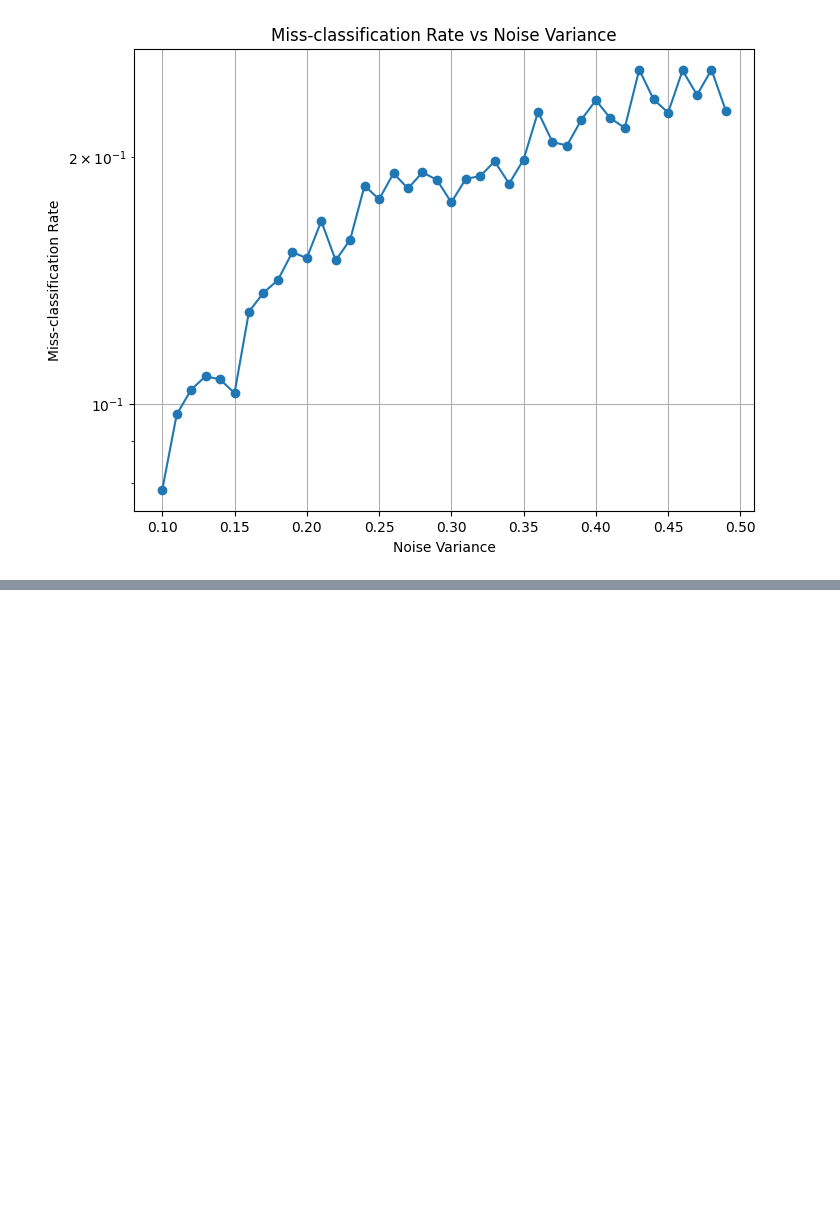
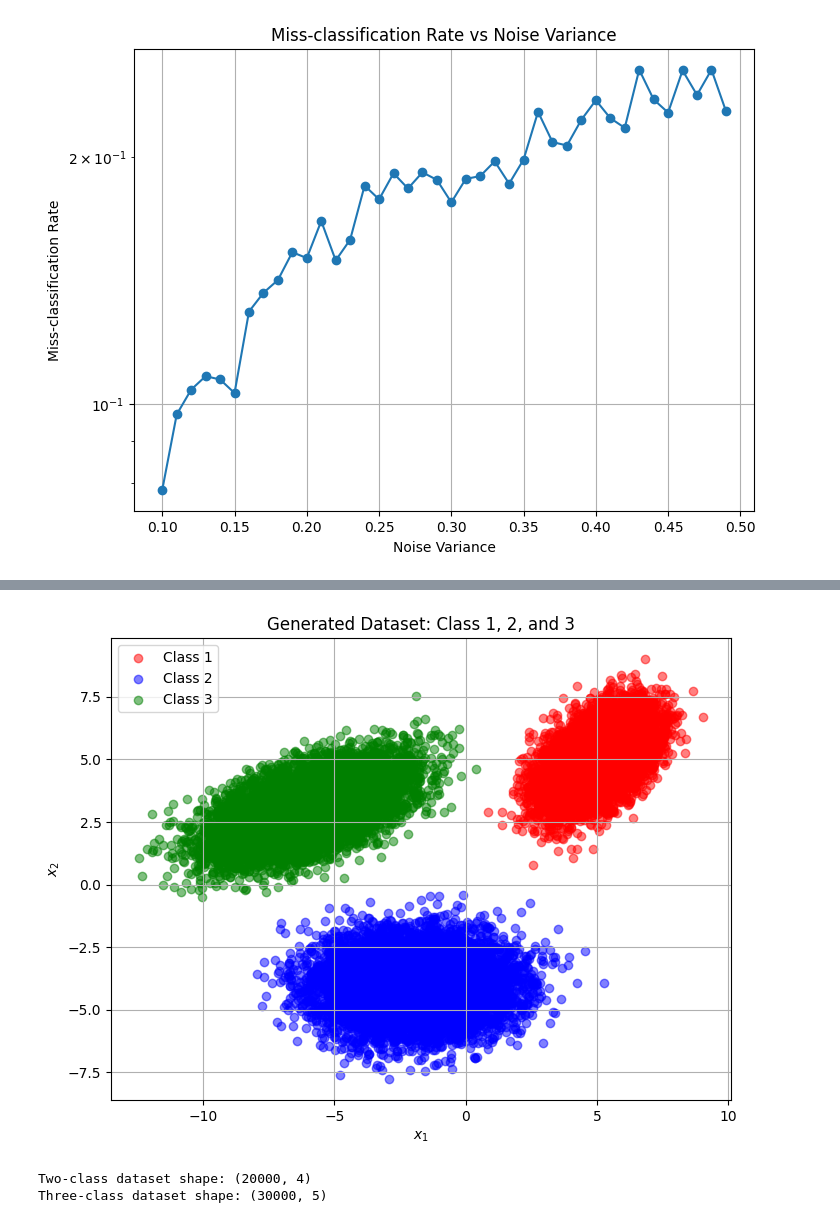
Before and after one commit to AshutoshDhaka23/ML_for_communication, a Jupyter notebook: python solutions/assignment_2.ipynb, the cells around one changed output, grey strips where cells are left out. Drawn from its saved outputs; the diff is of its cells as text; code cells hidden in the pictures; blank space fills up the shorter version.

```diff
--- a/python solutions/assignment_2.ipynb
+++ b/python solutions/assignment_2.ipynb
@@ -439,0 +578,59 @@ Logistic Regression Accuracy for Noisy Channel: 91.45%
+# %%
+import numpy as np
+import matplotlib.pyplot as plt
+
+# Number of samples per class
+L = 10000
+
+# Class 1 parameters
+mu_1, Sigma_1 = [5, 5], [[1, 0.5], [0.5, 1]]
+X_1 = np.random.multivariate_normal(mu_1, Sigma_1, L)
+
+# Class 2 parameters
+mu_2, Sigma_2 = [-2, -4], [[3, 0], [0, 1]]
+X_2 = np.random.multivariate_normal(mu_2, Sigma_2, L)
+
+# Class 3 parameters
+mu_3, Sigma_3 = [-6, 3], [[3, 1], [1, 1]]
+X_3 = np.random.multivariate_normal(mu_3, Sigma_3, L)
+
+# Visualization
+plt.figure(figsize=(8, 6))
+plt.scatter(X_1[:, 0], X_1[:, 1], color='red', label='Class 1', alpha=0.5)
+plt.scatter(X_2[:, 0], X_2[:, 1], color='blue', label='Class 2', alpha=0.5)
+plt.scatter(X_3[:, 0], X_3[:, 1], color='green', label='Class 3', alpha=0.5)
+plt.xlabel('$x_1$')
+plt.ylabel('$x_2$')
+plt.title('Generated Dataset: Class 1, 2, and 3')
+plt.legend()
+plt.grid()
+plt.show()
+
+# Generate labels for two-class classification
+C_1 = np.tile([0, 1], (L, 1))  # Class 1: [0, 1]
+C_2 = np.tile([1, 0], (L, 1))  # Class 2: [1, 0]
+
+# Combine samples and labels for two-class dataset
+data_two_classes = np.vstack([np.hstack([X_1, C_1]), np.hstack([X_2, C_2])])
+np.random.shuffle(data_two_classes)  # Shuffle the dataset
+
+# Generate labels for three-class classification
+C_1_3 = np.tile([1, 0, 0], (L, 1))  # Class 1: [1, 0, 0]
+C_2_3 = np.tile([0, 1, 0], (L, 1))  # Class 2: [0, 1, 0]
+C_3_3 = np.tile([0, 0, 1], (L, 1))  # Class 3: [0, 0, 1]
+
+# Combine samples and labels for three-class dataset
+data_three_classes = np.vstack([
+    np.hstack([X_1, C_1_3]),
+    np.hstack([X_2, C_2_3]),
+    np.hstack([X_3, C_3_3])
+])
+np.random.shuffle(data_three_classes)  # Shuffle the dataset
+
+# Check dimensions of datasets
+print("Two-class dataset shape:", data_two_classes.shape)
+print("Three-class dataset shape:", data_three_classes.shape)
+# %% [output]
+[figure, added]
+Two-class dataset shape: (20000, 4)
+Three-class dataset shape: (30000, 5)
```
Also changed, not shown: parts of 6 cells of this notebook, 16 other files.
